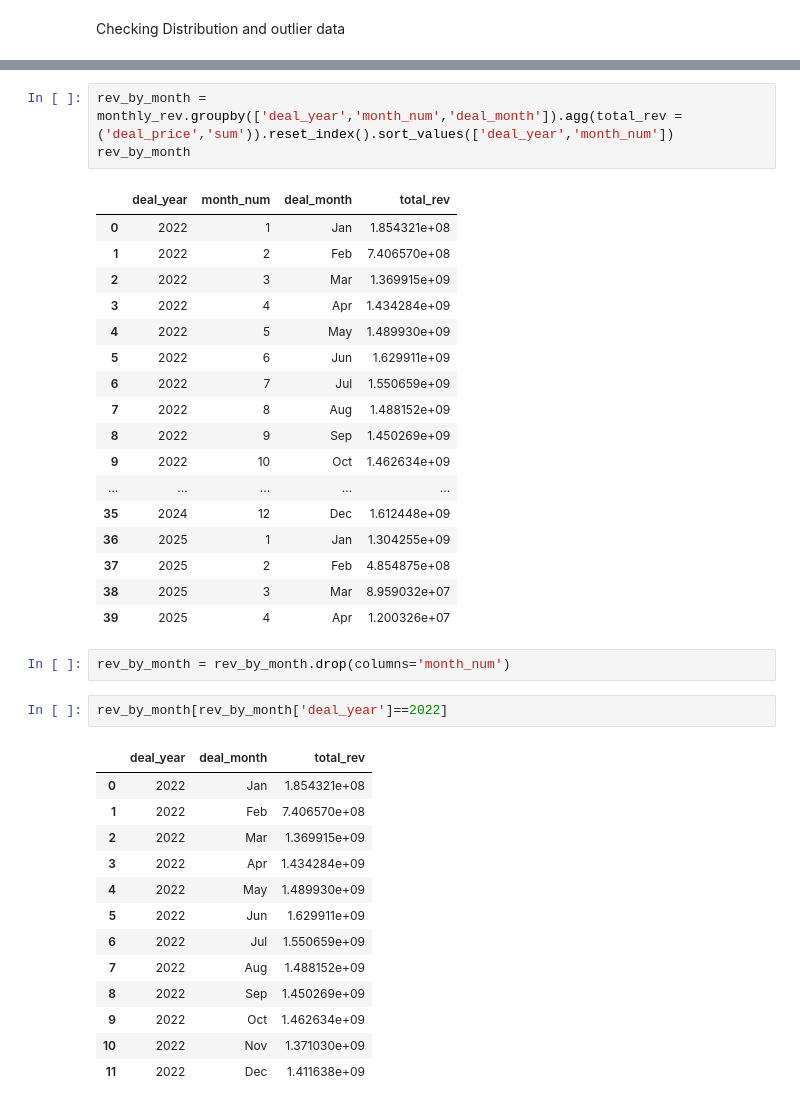
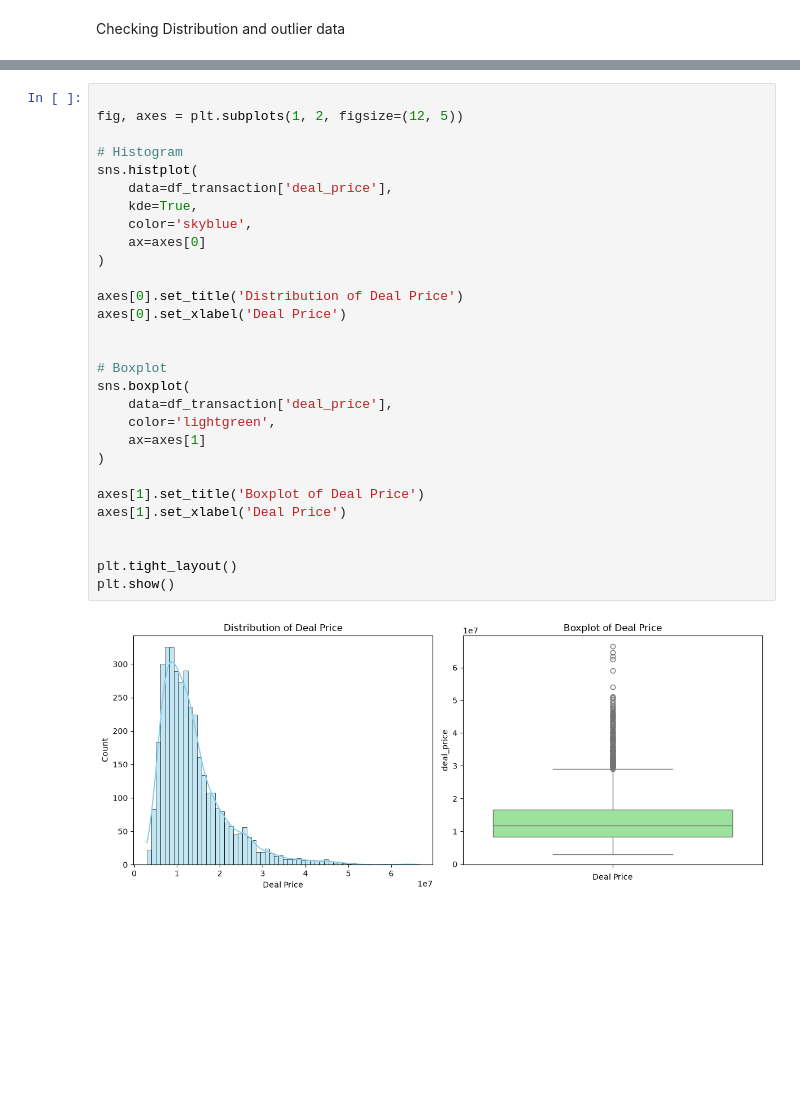
Before and after one commit to hlmtssilvia/Real_Estate_Analytics_Project, a Jupyter notebook: Notebook/Sales_Performance_Analysis.ipynb, the cells around one changed output, grey strips where cells are left out. Saved outputs shown, nothing was run; the diff lists cells and outputs as text; blank space fills up the shorter version.

```diff
--- a/Notebook/Sales_Performance_Analysis.ipynb
+++ b/Notebook/Sales_Performance_Analysis.ipynb
@@ -112,39 +86,31 @@ monthly_rev
-# %%
-rev_by_month = monthly_rev.groupby(['deal_year','month_num','deal_month']).agg(total_rev =('deal_price','sum')).reset_index().sort_values(['deal_year','month_num'])
-rev_by_month
-# %% [output]
-|  | deal_year | month_num | deal_month | total_rev |
-| 0 | 2022 | 1 | Jan | 1.854321e+08 |
-| 1 | 2022 | 2 | Feb | 7.406570e+08 |
-| 2 | 2022 | 3 | Mar | 1.369915e+09 |
-| 3 | 2022 | 4 | Apr | 1.434284e+09 |
-| 4 | 2022 | 5 | May | 1.489930e+09 |
-| 5 | 2022 | 6 | Jun | 1.629911e+09 |
-| 6 | 2022 | 7 | Jul | 1.550659e+09 |
-| 7 | 2022 | 8 | Aug | 1.488152e+09 |
-| 8 | 2022 | 9 | Sep | 1.450269e+09 |
-| 9 | 2022 | 10 | Oct | 1.462634e+09 |
-| ... | ... | ... | ... | ... |
-| 35 | 2024 | 12 | Dec | 1.612448e+09 |
-| 36 | 2025 | 1 | Jan | 1.304255e+09 |
-| 37 | 2025 | 2 | Feb | 4.854875e+08 |
-| 38 | 2025 | 3 | Mar | 8.959032e+07 |
-| 39 | 2025 | 4 | Apr | 1.200326e+07 |
-# %%
-rev_by_month = rev_by_month.drop(columns='month_num')
-# %%
-rev_by_month[rev_by_month['deal_year']==2022]
-# %% [output]
-|  | deal_year | deal_month | total_rev |
-| 0 | 2022 | Jan | 1.854321e+08 |
-| 1 | 2022 | Feb | 7.406570e+08 |
-| 2 | 2022 | Mar | 1.369915e+09 |
-| 3 | 2022 | Apr | 1.434284e+09 |
-| 4 | 2022 | May | 1.489930e+09 |
-| 5 | 2022 | Jun | 1.629911e+09 |
-| 6 | 2022 | Jul | 1.550659e+09 |
-| 7 | 2022 | Aug | 1.488152e+09 |
-| 8 | 2022 | Sep | 1.450269e+09 |
-| 9 | 2022 | Oct | 1.462634e+09 |
-| 10 | 2022 | Nov | 1.371030e+09 |
-| 11 | 2022 | Dec | 1.411638e+09 |
+# %%
+
+fig, axes = plt.subplots(1, 2, figsize=(12, 5))
+
+# Histogram
+sns.histplot(
+    data=df_transaction['deal_price'],
+    kde=True,
+    color='skyblue',
+    ax=axes[0]
+)
+
+axes[0].set_title('Distribution of Deal Price')
+axes[0].set_xlabel('Deal Price')
+
+
+# Boxplot
+sns.boxplot(
+    data=df_transaction['deal_price'],
+    color='lightgreen',
+    ax=axes[1]
+)
+
+axes[1].set_title('Boxplot of Deal Price')
+axes[1].set_xlabel('Deal Price')
+
+
+plt.tight_layout()
+plt.show()
+# %% [output]
+[figure, added]
```
Also changed, not shown: parts of 23 cells of this notebook.
